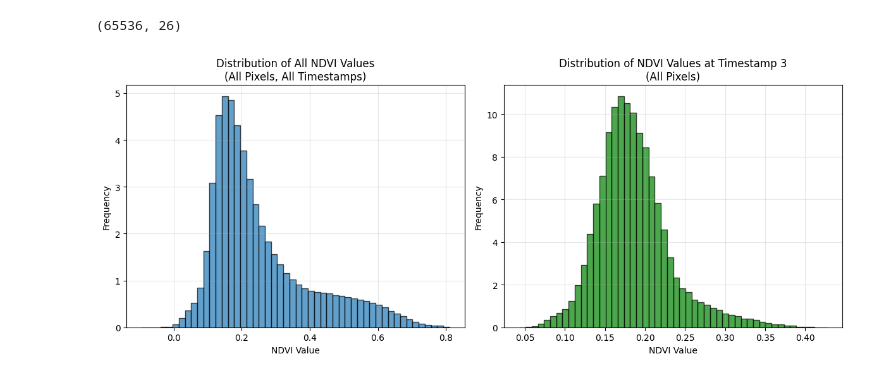
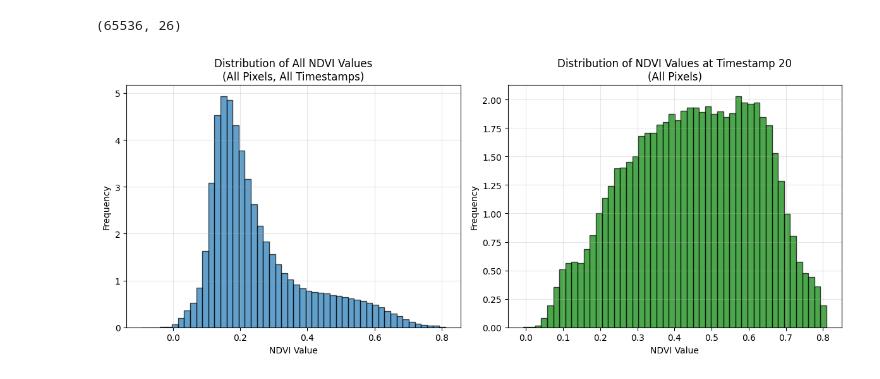
Before and after one commit to fekenzofugi/rsad-time-series, a Jupyter notebook: anomaly_detection.ipynb, the cells around one changed output. Drawn from its saved outputs; the diff is of its cells as text; code cells hidden in the pictures.

```diff
--- a/anomaly_detection.ipynb
+++ b/anomaly_detection.ipynb
@@ -49,23 +57,23 @@ Total number of files: 26
 # %%
 plt.figure(figsize=(12, 5))
 
 plt.subplot(1, 2, 1)
 plt.hist(X.flatten(), bins=50, edgecolor='black', alpha=0.7, density=True)
 plt.xlabel('NDVI Value')
 plt.ylabel('Frequency')
 plt.title('Distribution of All NDVI Values\n(All Pixels, All Timestamps)')
 plt.grid(True, alpha=0.3)
 
 plt.subplot(1, 2, 2)
-timestamp_idx = 3
+timestamp_idx = 20
 ndvi_at_timestamp = X[:, timestamp_idx]
 p_x = plt.hist(ndvi_at_timestamp, bins=50, edgecolor='black', alpha=0.7, color='green', density=True)
 plt.xlabel('NDVI Value')
 plt.ylabel('Frequency')
 plt.title(f'Distribution of NDVI Values at Timestamp {timestamp_idx}\n(All Pixels)')
 plt.grid(True, alpha=0.3)
 
 plt.tight_layout()
 plt.show()
 # %% [output]
-[figure, old version]
+[figure, new version]
```
Also changed, not shown: parts of 7 cells of this notebook, 3 other files.
